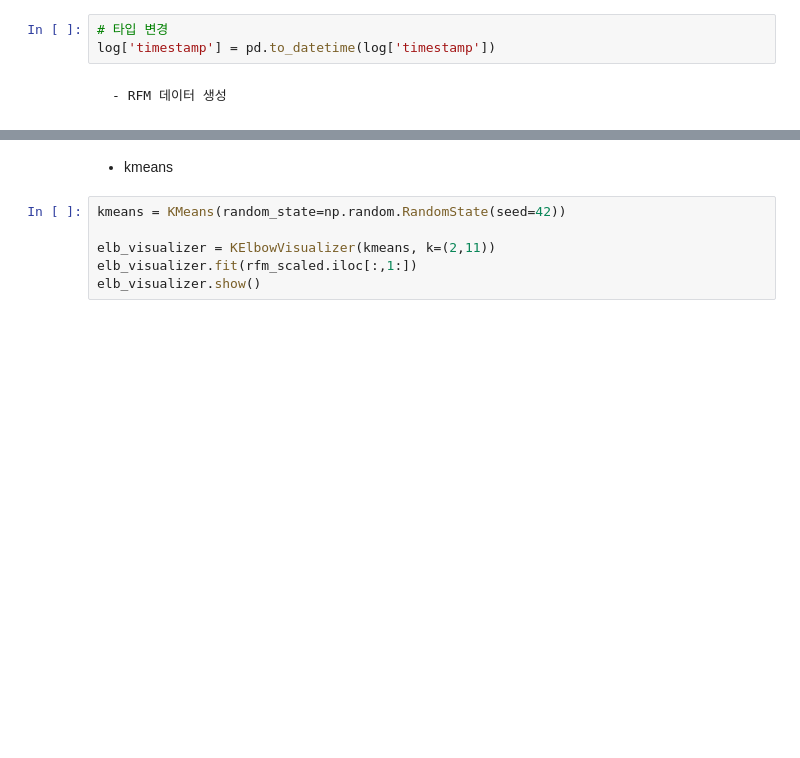
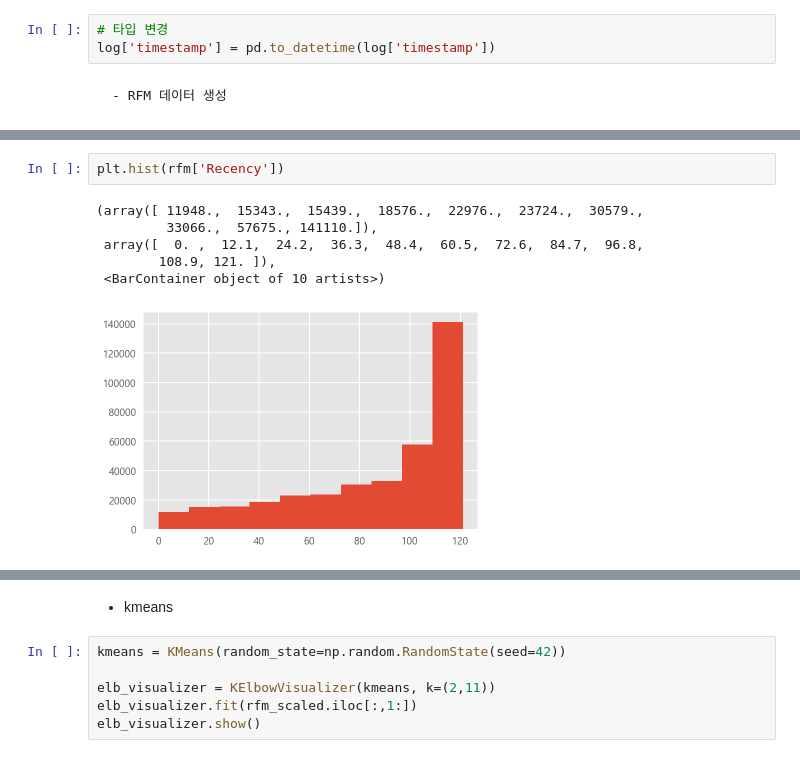
Before and after one commit to Chanjinee/BigContest2022, a Jupyter notebook: src/1013_clustering_rfm.ipynb, the cells around one changed output, grey strips where cells are left out. Saved outputs shown, nothing was run; the diff lists cells and outputs as text; blank space fills up the shorter version.

```diff
--- a/src/1013_clustering_rfm.ipynb
+++ b/src/1013_clustering_rfm.ipynb
@@ -467,0 +457,9 @@ rfm_scaled.insert(0, 'user_id', rfm['user_id']);rfm_scaled
+# %%
+plt.hist(rfm['Recency'])
+# %% [output]
+(array([ 11948.,  15343.,  15439.,  18576.,  22976.,  23724.,  30579.,
+         33066.,  57675., 141110.]),
+ array([  0. ,  12.1,  24.2,  36.3,  48.4,  60.5,  72.6,  84.7,  96.8,
+        108.9, 121. ]),
+ <BarContainer object of 10 artists>)
+[figure, added]
```
Also changed, not shown: parts of 13 cells of this notebook.
